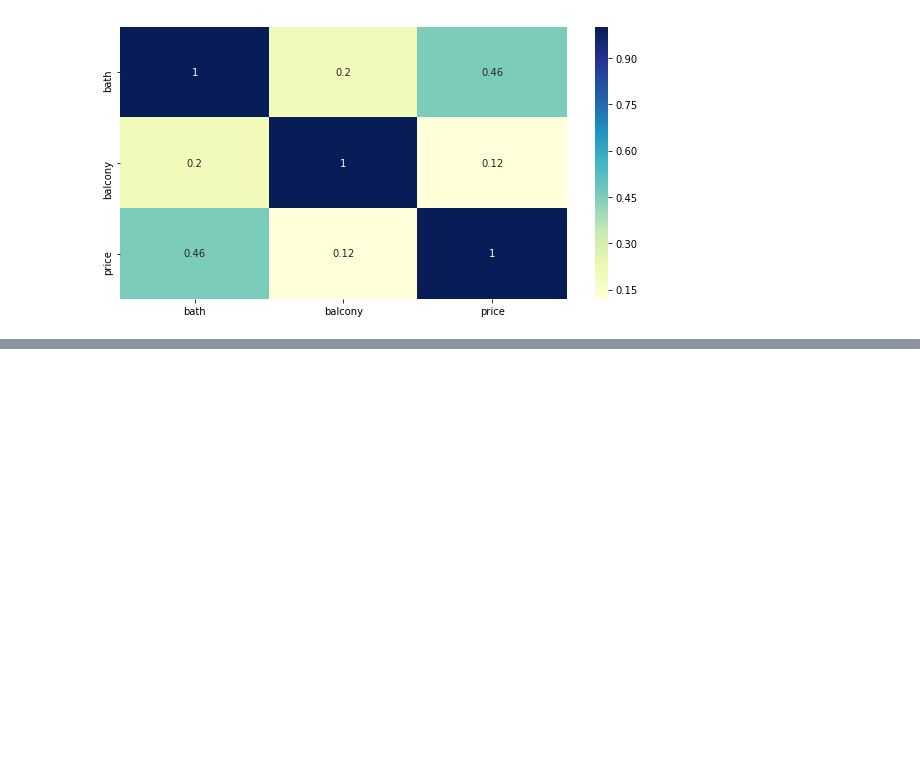
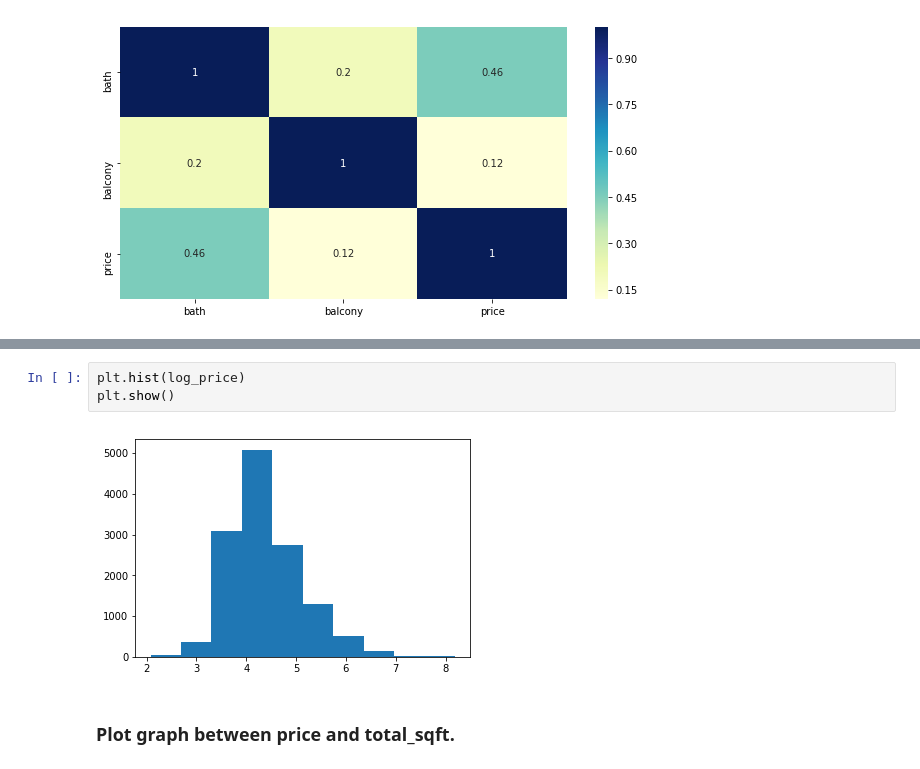
Before and after one commit to ShuklaPrashant21/House-Price-Prediction-Hackathon, a Jupyter notebook: House_Price_Prediction.ipynb, the cells around one changed output, grey strips where cells are left out. Drawn from its saved outputs; the diff is of its cells as text; blank space fills up the shorter version.

```diff
--- a/House_Price_Prediction.ipynb
+++ b/House_Price_Prediction.ipynb
@@ -160,0 +181,7 @@ df_test_new = df_test.drop(columns='society')
+# %%
+plt.hist(log_price)
+plt.show()
+# %% [output]
+[figure, added]
+# %% [markdown]
+### Plot graph between price and total_sqft.
```
Also changed, not shown: parts of 33 cells of this notebook.
